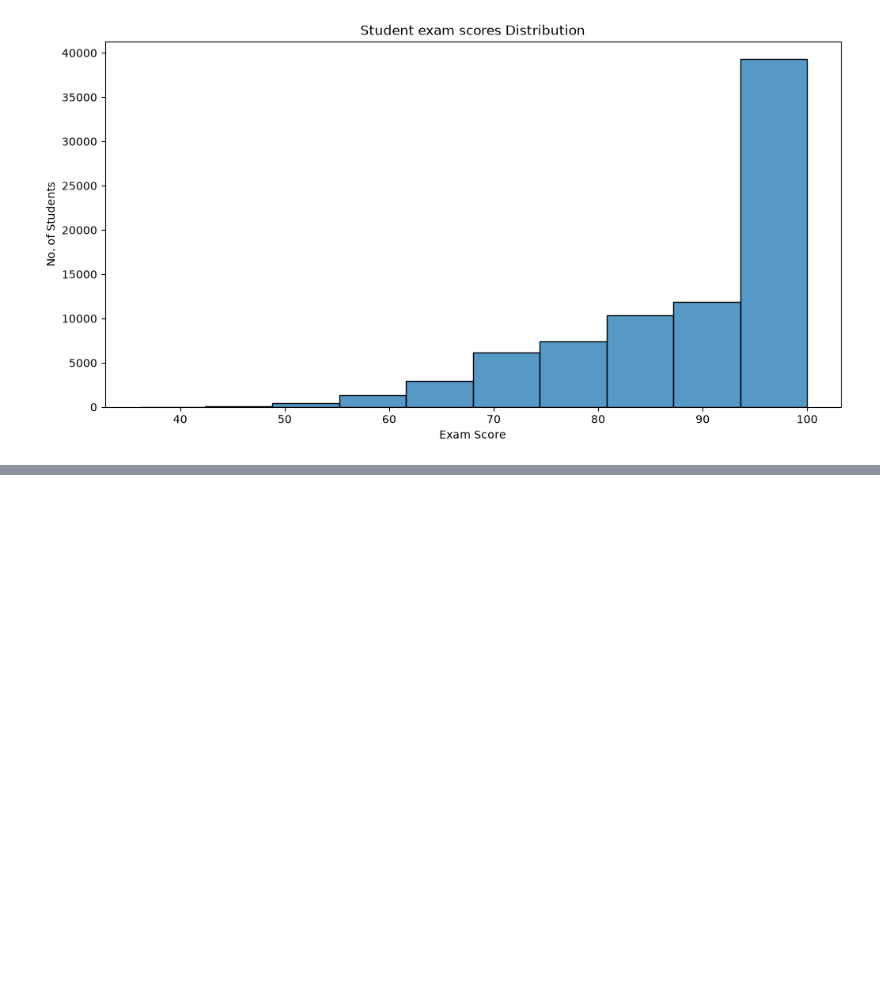
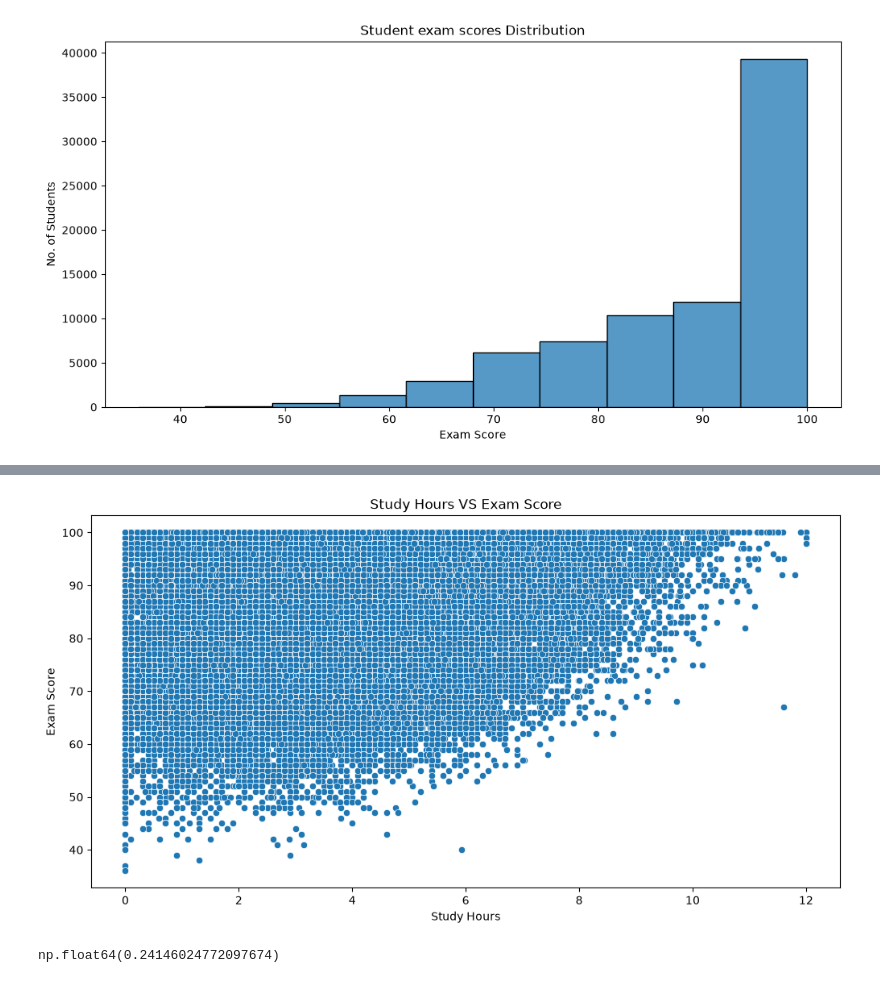
Before and after one commit to aaliya0704/Student-Performance-EDA, a Jupyter notebook: student_performance_analysis.ipynb, the cells around one changed output, grey strips where cells are left out. Cells and saved outputs as stored; diff of their text form; code cells hidden in the pictures; blank space fills up the shorter version.

Commit message:
Calculated the correlation between Exam score and study hours, sleep hours, and attendance, individually

```diff
--- a/student_performance_analysis.ipynb
+++ b/student_performance_analysis.ipynb
@@ -229,0 +250,25 @@ plt.show()
+# %%
+# ANALYSING THE RELATIONSHIP BETWEEN STUDY HOURS AND EXAM SCORES USING A SCATTER PLOT:
+# Q) Do students who study more tend to achieve higher scores?
+plt.figure(figsize=(12, 6))
+
+sns.scatterplot(
+    x= "study_hours_per_day",
+    y = "exam_score",
+    data= df
+)
+
+plt.title("Study Hours VS Exam Score")
+plt.xlabel("Study Hours")
+plt.ylabel("Exam Score")
+plt.show()
+# %% [output]
+[figure, added]
+# %%
+# CALCULATING THE CORRELATION BETWEEN STUDY HOURS AND EXAM SCORES:
+# Q) How strong is the relationship between study hours and exam scores?
+df["study_hours_per_day"].corr(df["exam_score"])
+
+# No linear relationship between study hours and exam scores
+# %% [output]
+np.float64(0.24146024772097674)
```
Also changed, not shown: parts of 8 cells of this notebook.
